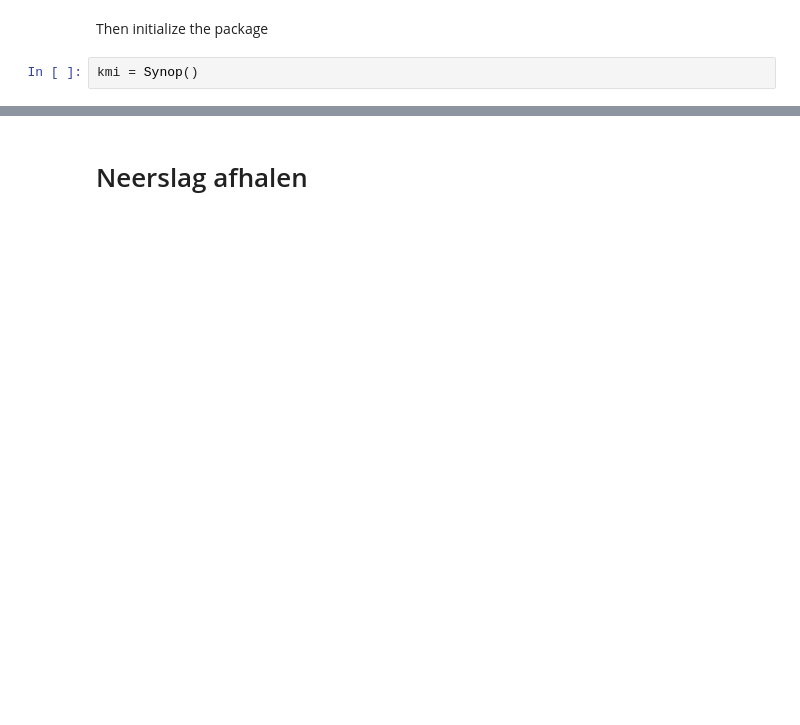
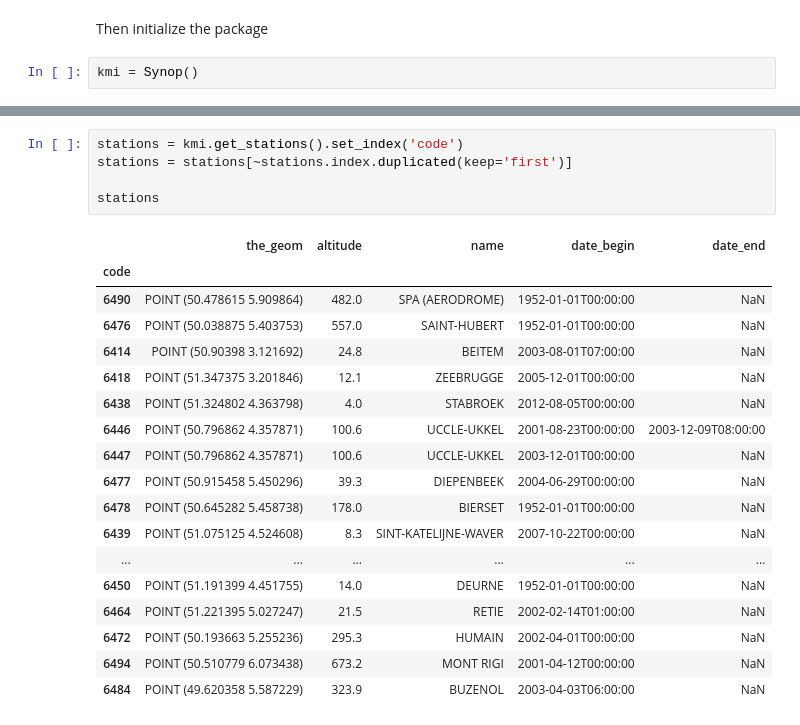
Before and after one commit to TimFranken/openkmi, a Jupyter notebook: examples/tutorial_neerslag_overschot.ipynb, the cells around one changed output, grey strips where cells are left out. Cells and saved outputs as stored; diff of their text form; blank space fills up the shorter version.

```diff
--- a/examples/tutorial_neerslag_overschot.ipynb
+++ b/examples/tutorial_neerslag_overschot.ipynb
@@ -43,2 +25,24 @@ kmi.get_stations()
-# %% [markdown]
-# Neerslag afhalen
+# %%
+stations = kmi.get_stations().set_index('code')
+stations = stations[~stations.index.duplicated(keep='first')]
+
+stations
+# %% [output]
+|  | the_geom | altitude | name | date_begin | date_end |
+| code |  |  |  |  |  |
+| 6490 | POINT (50.478615 5.909864) | 482.0 | SPA (AERODROME) | 1952-01-01T00:00:00 | NaN |
+| 6476 | POINT (50.038875 5.403753) | 557.0 | SAINT-HUBERT | 1952-01-01T00:00:00 | NaN |
+| 6414 | POINT (50.90398 3.121692) | 24.8 | BEITEM | 2003-08-01T07:00:00 | NaN |
+| 6418 | POINT (51.347375 3.201846) | 12.1 | ZEEBRUGGE | 2005-12-01T00:00:00 | NaN |
+| 6438 | POINT (51.324802 4.363798) | 4.0 | STABROEK | 2012-08-05T00:00:00 | NaN |
+| 6446 | POINT (50.796862 4.357871) | 100.6 | UCCLE-UKKEL | 2001-08-23T00:00:00 | 2003-12-09T08:00:00 |
+| 6447 | POINT (50.796862 4.357871) | 100.6 | UCCLE-UKKEL | 2003-12-01T00:00:00 | NaN |
+| 6477 | POINT (50.915458 5.450296) | 39.3 | DIEPENBEEK | 2004-06-29T00:00:00 | NaN |
+| 6478 | POINT (50.645282 5.458738) | 178.0 | BIERSET | 1952-01-01T00:00:00 | NaN |
+| 6439 | POINT (51.075125 4.524608) | 8.3 | SINT-KATELIJNE-WAVER | 2007-10-22T00:00:00 | NaN |
+| ... | ... | ... | ... | ... | ... |
+| 6450 | POINT (51.191399 4.451755) | 14.0 | DEURNE | 1952-01-01T00:00:00 | NaN |
+| 6464 | POINT (51.221395 5.027247) | 21.5 | RETIE | 2002-02-14T01:00:00 | NaN |
+| 6472 | POINT (50.193663 5.255236) | 295.3 | HUMAIN | 2002-04-01T00:00:00 | NaN |
+| 6494 | POINT (50.510779 6.073438) | 673.2 | MONT RIGI | 2001-04-12T00:00:00 | NaN |
+| 6484 | POINT (49.620358 5.587229) | 323.9 | BUZENOL | 2003-04-03T06:00:00 | NaN |
```
Also changed, not shown: parts of 39 cells of this notebook.
